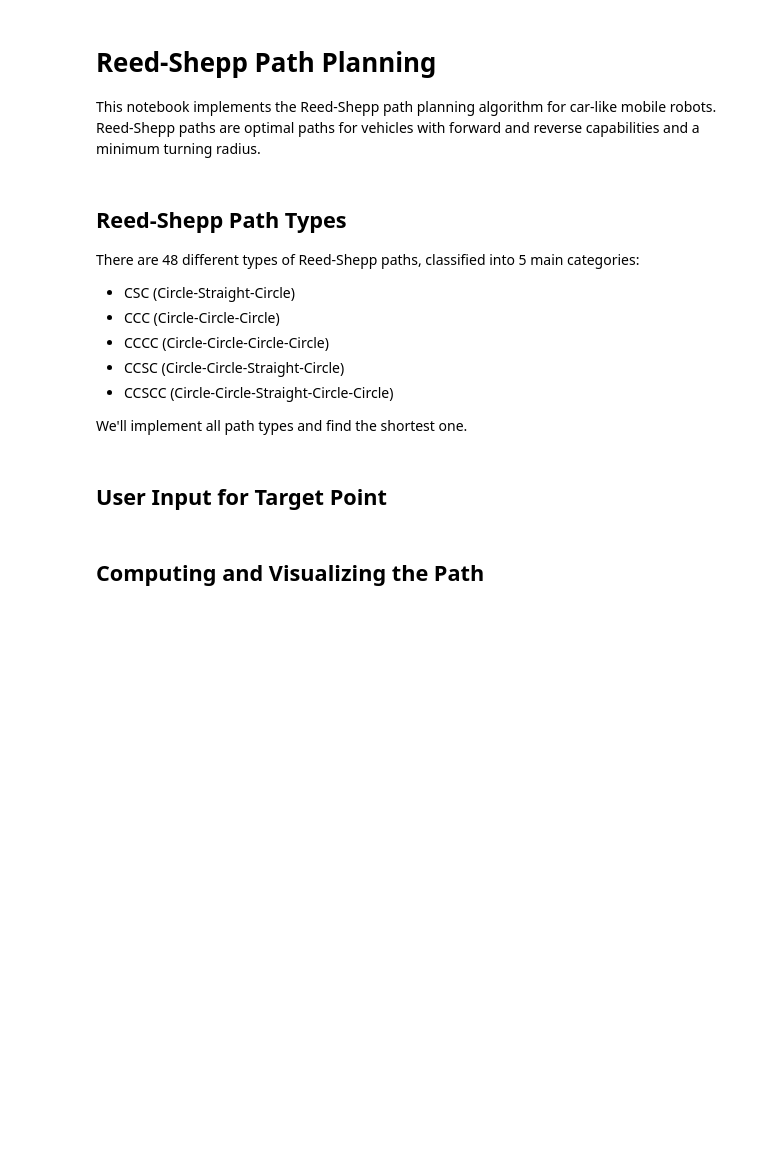
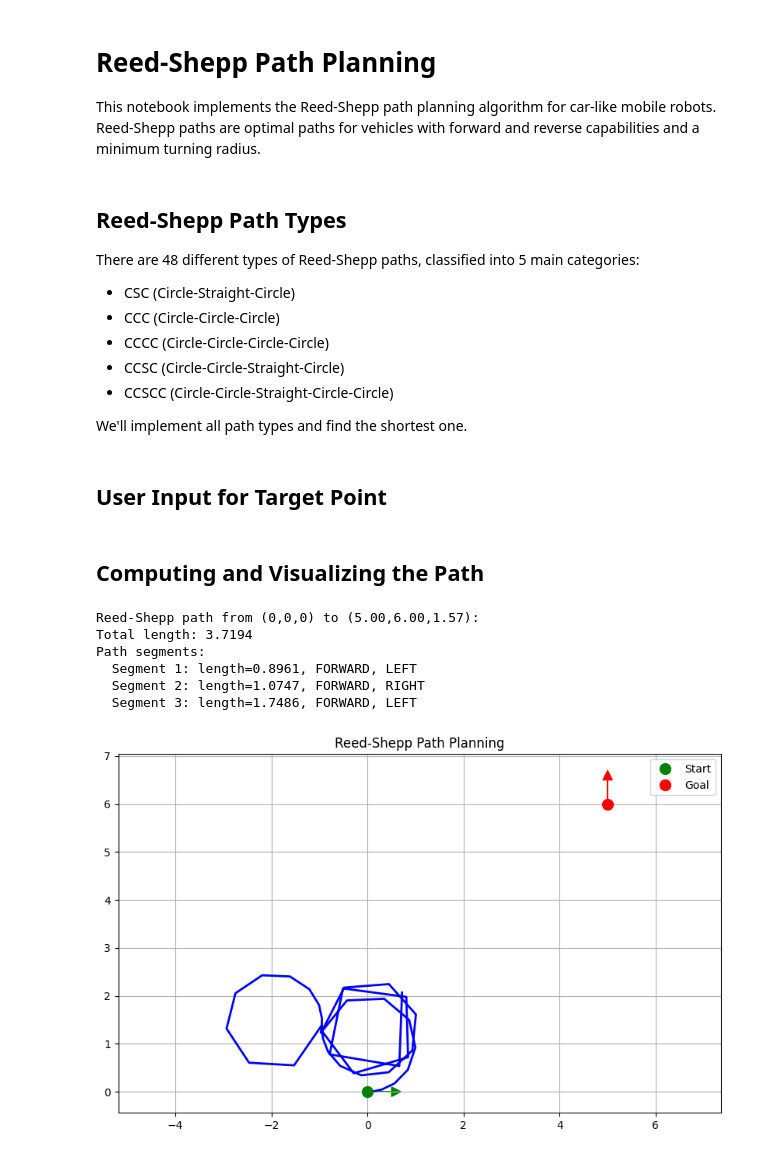
Before and after one commit to przemek-c/STM, a Jupyter notebook: reed_shepp_path_planner.ipynb, the cells around one changed output. Saved outputs shown, nothing was run; the diff lists cells and outputs as text; code cells hidden in the pictures; blank space fills up the shorter version.

Commit message:
playing with reed shepp

```diff
--- a/reed_shepp_path_planner.ipynb
+++ b/reed_shepp_path_planner.ipynb
@@ -81,11 +81,11 @@ class ReedShepp:
         dy = gy - sy
         dyaw = gyaw - syaw
 
-        # Coordinate conversion to standard form
-        c = cos(syaw)
-        s = sin(syaw)
-        x = c * dx + s * dy
-        y = -s * dx + c * dy
+        # Coordinate conversion to standard form (local frame)
+        c = cos(-syaw)  # Note the negative angle for proper transformation
+        s = sin(-syaw)
+        x = (c * dx) - (s * dy)  # Changed signs in transformation
+        y = (s * dx) + (c * dy)
         yaw = self._mod2pi(dyaw)
 
         # Find all possible paths
@@ -289,31 +289,48 @@ path = planner.calc_shortest_path(start_x, start_y, start_yaw, target_x, target_
 
 # Display path information
 print("Reed-Shepp path from (0,0,0) to ({:.2f},{:.2f},{:.2f}):".format(
     target_x, target_y, target_theta))
 print(path)
 
 # Generate points along the path for visualization
-x_path, y_path, yaw_path = planner.generate_path_points(path)
+x_path_local, y_path_local, yaw_path_local = planner.generate_path_points(path)
+# Przekształcenie ścieżki lokalnej na globalną:
+x_path, y_path, yaw_path = [], [], []
+for xl, yl, yw in zip(x_path_local, y_path_local, yaw_path_local):
+    xg = start_x + xl*cos(start_yaw) - yl*sin(start_yaw)
+    yg = start_y + xl*sin(start_yaw) + yl*cos(start_yaw)
+    ygaw = planner._mod2pi(yw + start_yaw)
+    x_path.append(xg)
+    y_path.append(yg)
+    yaw_path.append(ygaw)
 
 # Plot the path
 plt.figure(figsize=(10, 6))
 plt.plot(x_path, y_path, 'b-', linewidth=2)
 plt.plot(start_x, start_y, 'go', markersize=10, label='Start')
 plt.plot(target_x, target_y, 'ro', markersize=10, label='Goal')
 
 # Plot orientation arrows
 arrow_length = 0.5
 plt.arrow(start_x, start_y,
           arrow_length * cos(start_yaw),
           arrow_length * sin(start_yaw),
           head_width=0.2, head_length=0.2, fc='g', ec='g')
 plt.arrow(target_x, target_y,
           arrow_length * cos(target_theta),
           arrow_length * sin(target_theta),
           head_width=0.2, head_length=0.2, fc='r', ec='r')
 
 plt.axis('equal')
 plt.grid(True)
 plt.title('Reed-Shepp Path Planning')
 plt.legend()
 plt.show()
+# %% [output]
+Reed-Shepp path from (0,0,0) to (5.00,6.00,1.57):
+Total length: 3.7194
+Path segments:
+  Segment 1: length=0.8961, FORWARD, LEFT
+  Segment 2: length=1.0747, FORWARD, RIGHT
+  Segment 3: length=1.7486, FORWARD, LEFT
+[figure, added]
```
Also changed, not shown: 1 other file.
